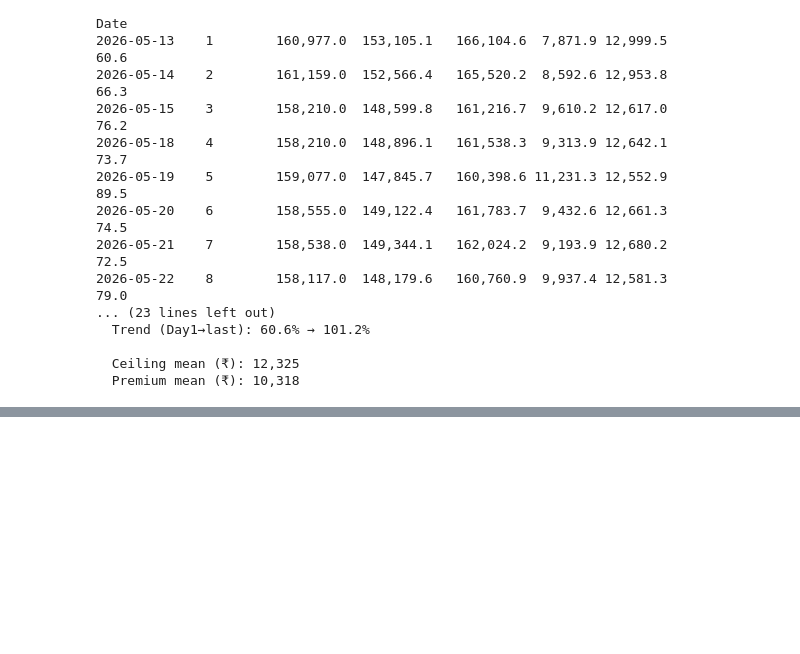
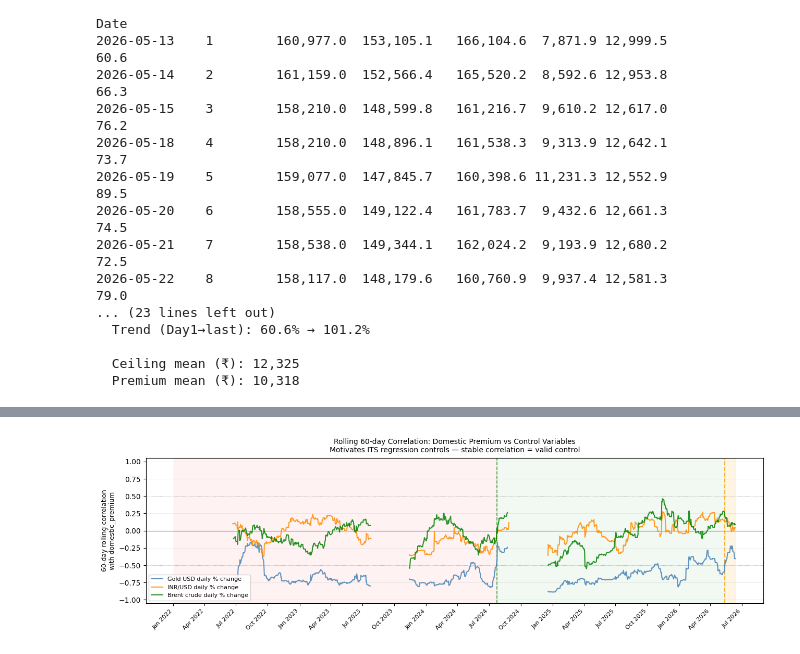
Before and after one commit to OlixIgnacious/gold-policy-project, a Jupyter notebook: notebooks/01_eda.ipynb, the cells around one changed output, grey strips where cells are left out. Saved outputs shown, nothing was run; the diff lists cells and outputs as text; code cells hidden in the pictures; blank space fills up the shorter version.

```diff
--- a/notebooks/01_eda.ipynb
+++ b/notebooks/01_eda.ipynb
@@ -449,3 +503,88 @@ Date
 
   Ceiling mean (₹): 12,325
   Premium mean (₹): 10,318
+# %%
+# ── Cell 6: Rolling correlations — premium vs control variables ───────────
+# Purpose: understand what drives domestic_premium variation.
+# Motivates the ITS regression controls: delta_Gold_USD, delta_FX, delta_Oil.
+# If rolling correlation is high and stable, the control belongs in the model.
+# If it flips sign across regimes, we need an interaction term.
+#
+# Window: 60 trading days (~3 months) — enough to be stable, short enough
+# to show regime-level shifts.
+
+import matplotlib.pyplot as plt
+import matplotlib.dates as mdates
+import pandas as pd
+import numpy as np
+
+WINDOW = 60
+
+# ── Compute rolling correlations ──────────────────────────────────────────
+controls = {
+    'delta_Gold_USD': ('Gold USD daily % change', 'steelblue'),
+    'delta_FX':       ('INR/USD daily % change',  'darkorange'),
+    'delta_Oil':      ('Brent crude daily % change', 'green'),
+}
+
+roll_corrs = {}
+for col, (label, color) in controls.items():
+    roll_corrs[col] = (
+        df['domestic_premium']
+        .rolling(WINDOW, min_periods=30)
+        .corr(df[col]),
+        label, color
+    )
+
+# ── Also compute static correlations by sub-period ────────────────────────
+periods = {
+    'High-duty':  df[df.index < DUTY_CUT],
+    'Low-duty':   df[(df.index >= DUTY_CUT) & (df.index < POLICY_DATE)],
+    'Post-hike':  df[df.index >= POLICY_DATE],
+}
+
+print('=== Static correlations: domestic_premium vs controls ===\n')
+print(f'{"Variable":<25} {"High-duty":>12} {"Low-duty":>12} {"Post-hike":>12}')
+print('─' * 65)
+for col, (label, _) in controls.items():
+    row = []
+    for name, sub in periods.items():
+        valid = sub[['domestic_premium', col]].dropna()
+        r = valid['domestic_premium'].corr(valid[col]) if len(valid) > 5 else float('nan')
+        row.append(f'{r:>+.3f}')
+    print(f'{label:<25} {row[0]:>12} {row[1]:>12} {row[2]:>12}')
+
+# ── Plot rolling correlations ─────────────────────────────────────────────
+fig, ax = plt.subplots(figsize=(13, 4))
+
+# Regime shading
+ax.axvspan(df.index.min(), DUTY_CUT,      alpha=0.05, color='red')
+ax.axvspan(DUTY_CUT,       POLICY_DATE,   alpha=0.05, color='green')
+ax.axvspan(POLICY_DATE,    df.index.max(), alpha=0.10, color='orange')
+
+ax.axhline(0,    color='black', lw=0.8, alpha=0.5)
+ax.axhline(0.5,  color='grey',  lw=0.6, ls=':', alpha=0.6)
+ax.axhline(-0.5, color='grey',  lw=0.6, ls=':', alpha=0.6)
+
+ax.axvline(DUTY_CUT,    color='green',  lw=1.2, ls='--', alpha=0.7)
+ax.axvline(POLICY_DATE, color='orange', lw=1.5, ls='--', alpha=0.8)
+
+for col, (series, label, color) in roll_corrs.items():
+    ax.plot(df.index, series, lw=1.5, label=f'{label}', color=color, alpha=0.85)
+
+ax.set_ylabel(f'{WINDOW}-day rolling correlation\nwith domestic_premium', fontsize=9)
+ax.set_title(f'Rolling {WINDOW}-day Correlation: Domestic Premium vs Control Variables\n'
+             'Motivates ITS regression controls — stable correlation = valid control',
+             fontsize=10, pad=8)
+ax.xaxis.set_major_locator(mdates.MonthLocator(bymonth=[1, 4, 7, 10]))
+ax.xaxis.set_major_formatter(mdates.DateFormatter('%b %Y'))
+plt.xticks(rotation=45, ha='right', fontsize=8)
+ax.set_ylim(-1.05, 1.05)
+ax.legend(loc='lower left', fontsize=8, framealpha=0.85)
+ax.grid(axis='y', alpha=0.3, lw=0.5)
+
+plt.tight_layout()
+plt.savefig(FIG_DIR / 'fig03_rolling_correlations.png', dpi=150, bbox_inches='tight')
+plt.show()
+print('Saved → figures/fig03_rolling_correlations.png')
+# %% [output]
@@ -451,0 +598 @@ Date
+[figure, added]
```
Also changed, not shown: parts of 18 cells of this notebook, 19 other files.
